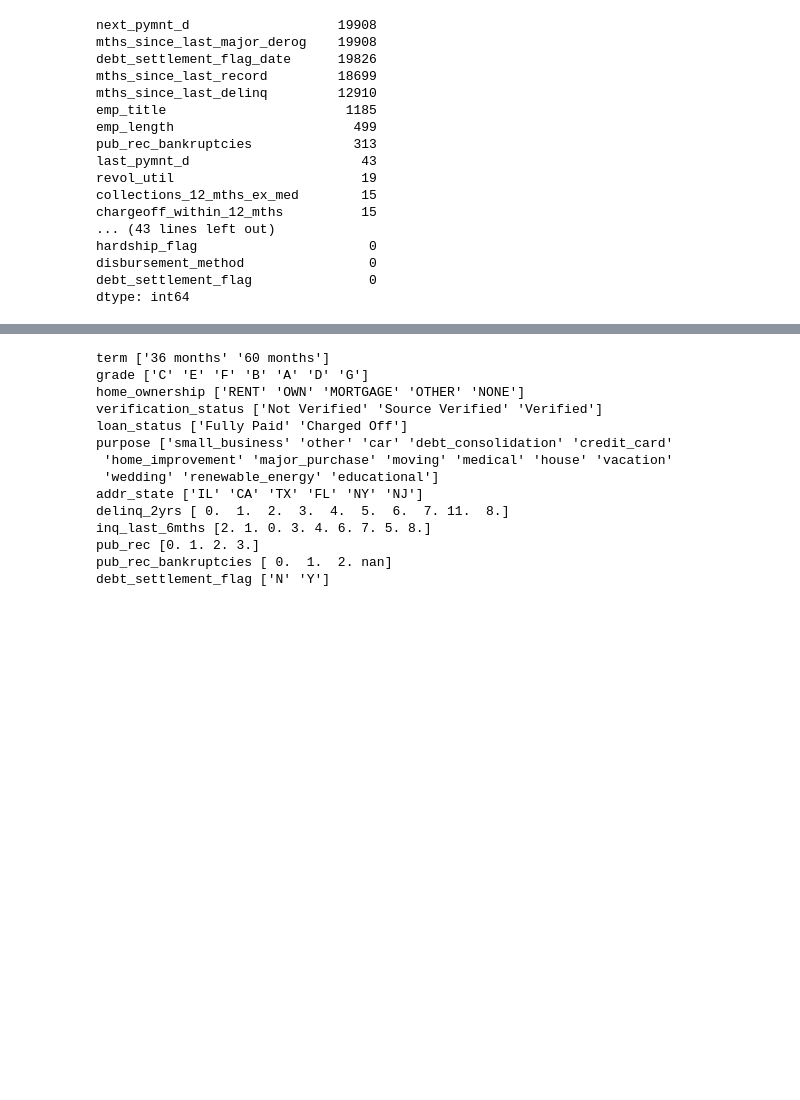
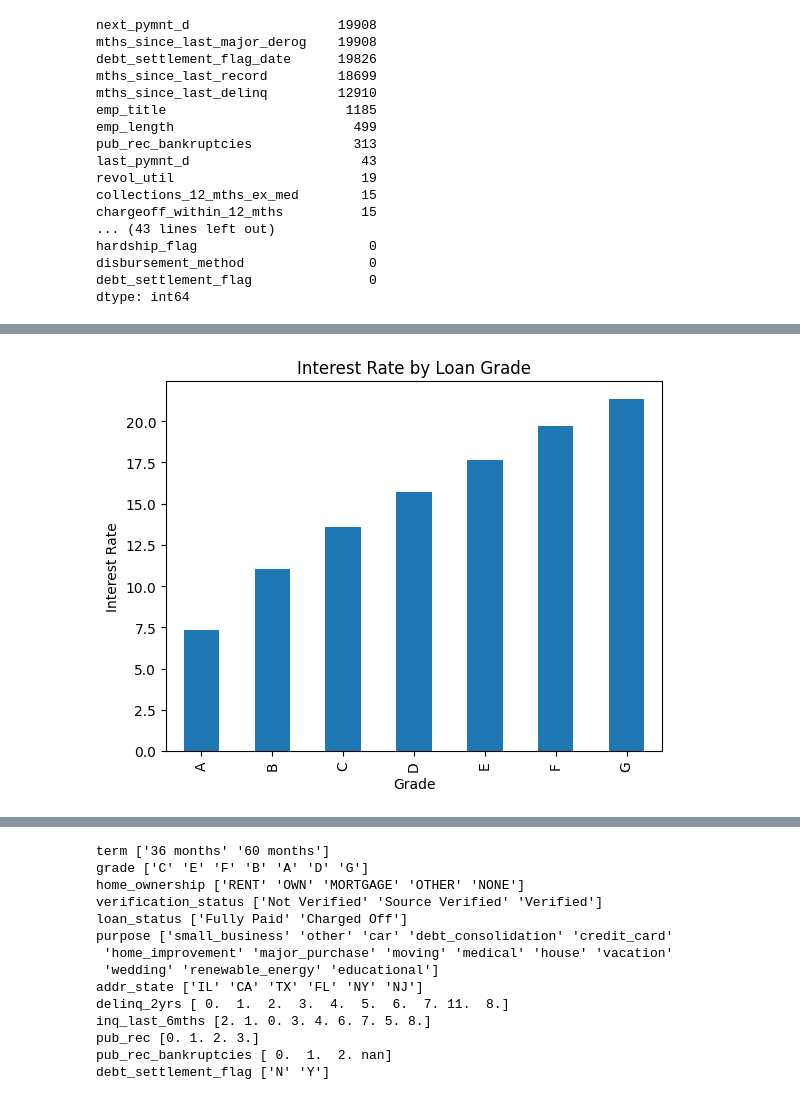
Before and after one commit to heathernfran/lending_club_notebooks, a Jupyter notebook: exploratory_data_analysis.ipynb, the cells around one changed output, grey strips where cells are left out. Cells and saved outputs as stored; diff of their text form; code cells hidden in the pictures; blank space fills up the shorter version.

```diff
--- a/exploratory_data_analysis.ipynb
+++ b/exploratory_data_analysis.ipynb
@@ -113,3 +137,11 @@ loan_df.drop(
+# %%
+AvgIntByGrade = loan_df.groupby("grade").agg("int_rate").mean().plot.bar()
+plt.title("Interest Rate by Loan Grade")
+plt.xlabel("Grade")
+plt.ylabel("Interest Rate")
+plt.show()
+# %% [output]
+[figure, added]
 # %%
 loan_df.isna().sum().sort_values(ascending=False)
 # %% [output]
```
Also changed, not shown: parts of 14 cells of this notebook, 1 other file.
